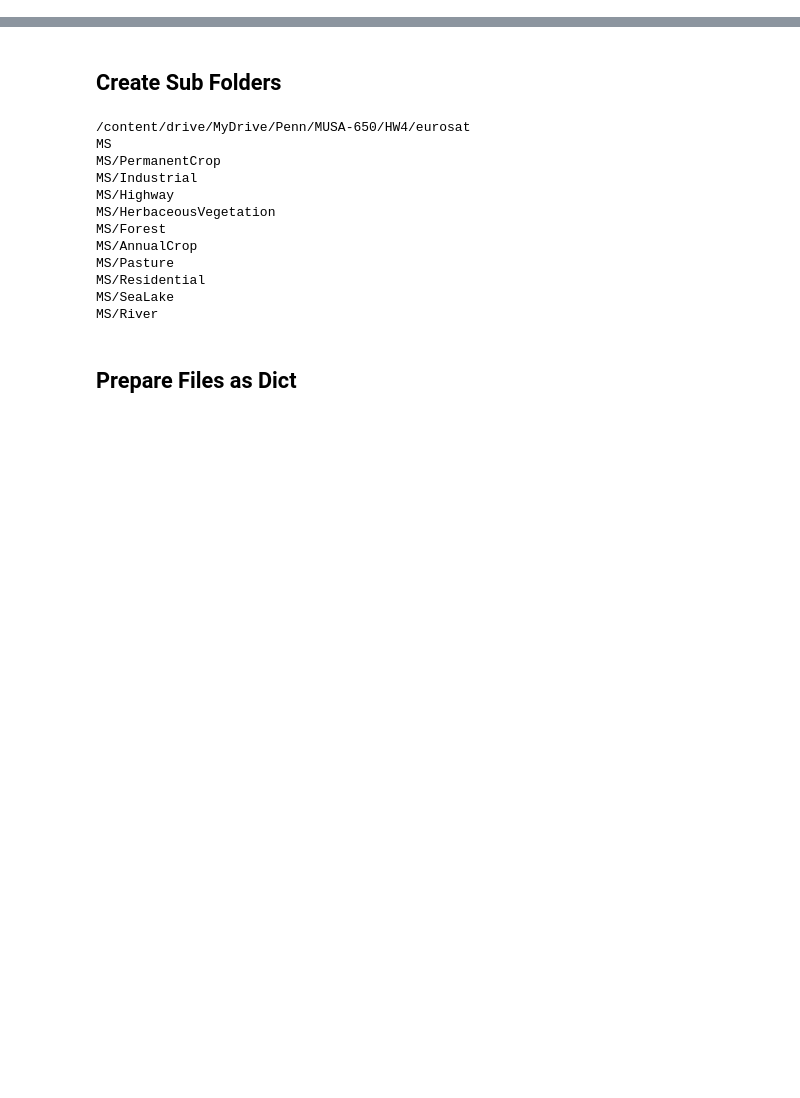
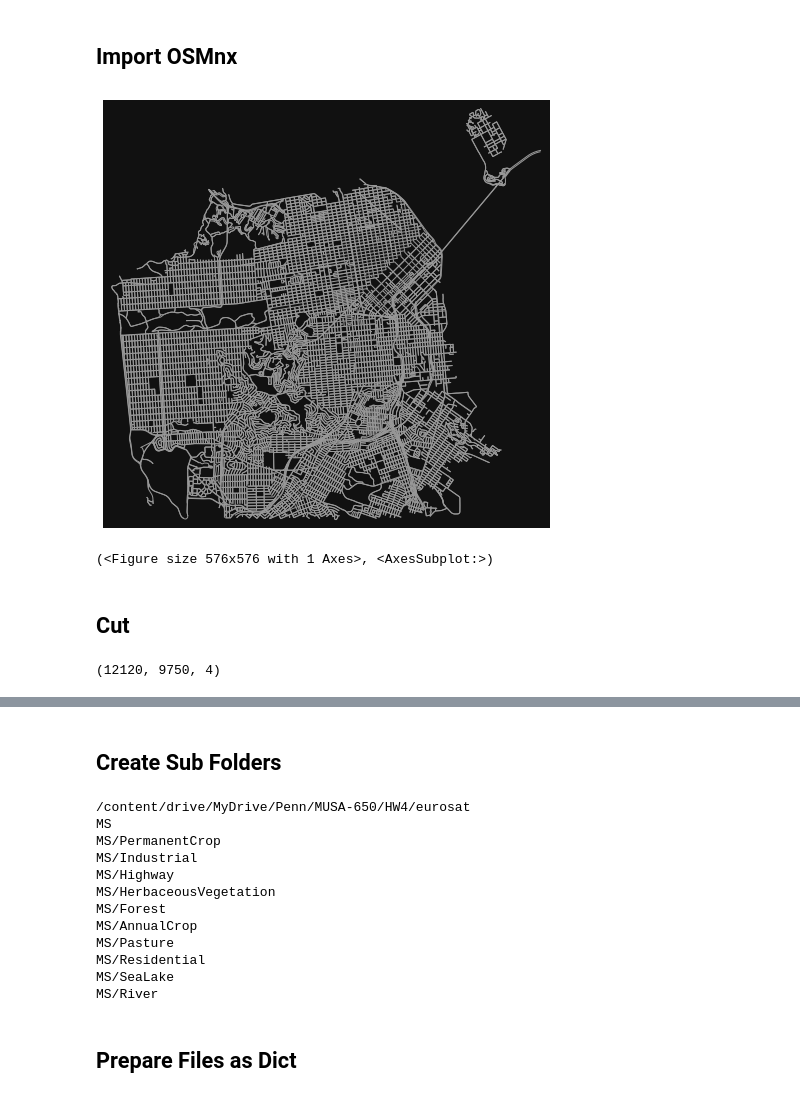
Before and after one commit to nelmsal/MUSA650_FinalProject_RightOfWayClassification, a Jupyter notebook: scripts/download_zipfile.ipynb, the cells around one changed output, grey strips where cells are left out. Saved outputs shown, nothing was run; the diff lists cells and outputs as text; code cells hidden in the pictures; blank space fills up the shorter version.

```diff
--- a/scripts/download_zipfile.ipynb
+++ b/scripts/download_zipfile.ipynb
@@ -135,0 +5,13 @@ sf_landform = gpd.GeoDataFrame(geometry=[sf_landform], crs=project_crs).to_crs(t
+# %%
+import os
+import pandas as pd
+import geopandas as gpd
+
+DIRECTORY = r'C:\Users\nelms\Documents\Penn\MUSA-650\FinalProject'
+DIR = DIRECTORY
+PROJ_DIR = DIR
+DATA_DIR = os.path.join(PROJ_DIR, 'data')
+ZIP_DIR = os.path.join(DATA_DIR, 'raw', 'NAIP')
+%cd {PROJ_DIR}
+
+tiff_proj = 'EPSG:26910'
@@ -135,0 +135,19 @@ sf_landform = gpd.GeoDataFrame(geometry=[sf_landform], crs=project_crs).to_crs(t
+# %%
+# GET POLYGON BOUNDARY BOX
+from shapely.geometry import box
+# bounds to box
+def bound_to_poly(b_list):
+    #ymin, ymax, xmin, xmax = b_list
+    left, right, bottom, top = b_list
+    width = right-left
+    height = top-bottom
+    b_list = [
+        left,
+        top,
+        width,
+        height
+    ]
+    return box(b_list[0], b_list[1], b_list[0] + b_list[2], b_list[1] - b_list[3]) #Polygon(zip(b_list))
+tiff_proj = img_df['proj'].values[0]
+img_df['bgeom'] = img_df['bounds'].apply(bound_to_poly)
+img_gdf = gpd.GeoDataFrame(img_df, crs=tiff_proj, geometry = img_df['bgeom'])
@@ -135,0 +260,7 @@ sf_landform = gpd.GeoDataFrame(geometry=[sf_landform], crs=project_crs).to_crs(t
+# %% [markdown]
+## Import OSMnx
+# %%
+import osmnx as ox
+
+sf_g = ox.graph_from_place("San Francisco, CA", network_type='drive')
+sf_g = ox.project_graph(sf_g, to_crs=tiff_proj)
@@ -135,0 +295,14 @@ sf_landform = gpd.GeoDataFrame(geometry=[sf_landform], crs=project_crs).to_crs(t
+# %%
+ox.plot_graph(sf_g, node_size=0)
+# %% [output]
+[figure, added]
+(<Figure size 576x576 with 1 Axes>, <AxesSubplot:>)
+# %% [markdown]
+## Cut
+# %%
+focus_df = img_df[img_df['year']==2018]
+focus_array = focus_df['raster'].values[2]
+focus_array = focus_array.transpose([1,2,0])
+focus_array.shape
+# %% [output]
+(12120, 9750, 4)
```
Also changed, not shown: parts of 37 cells of this notebook, 4 other files.
